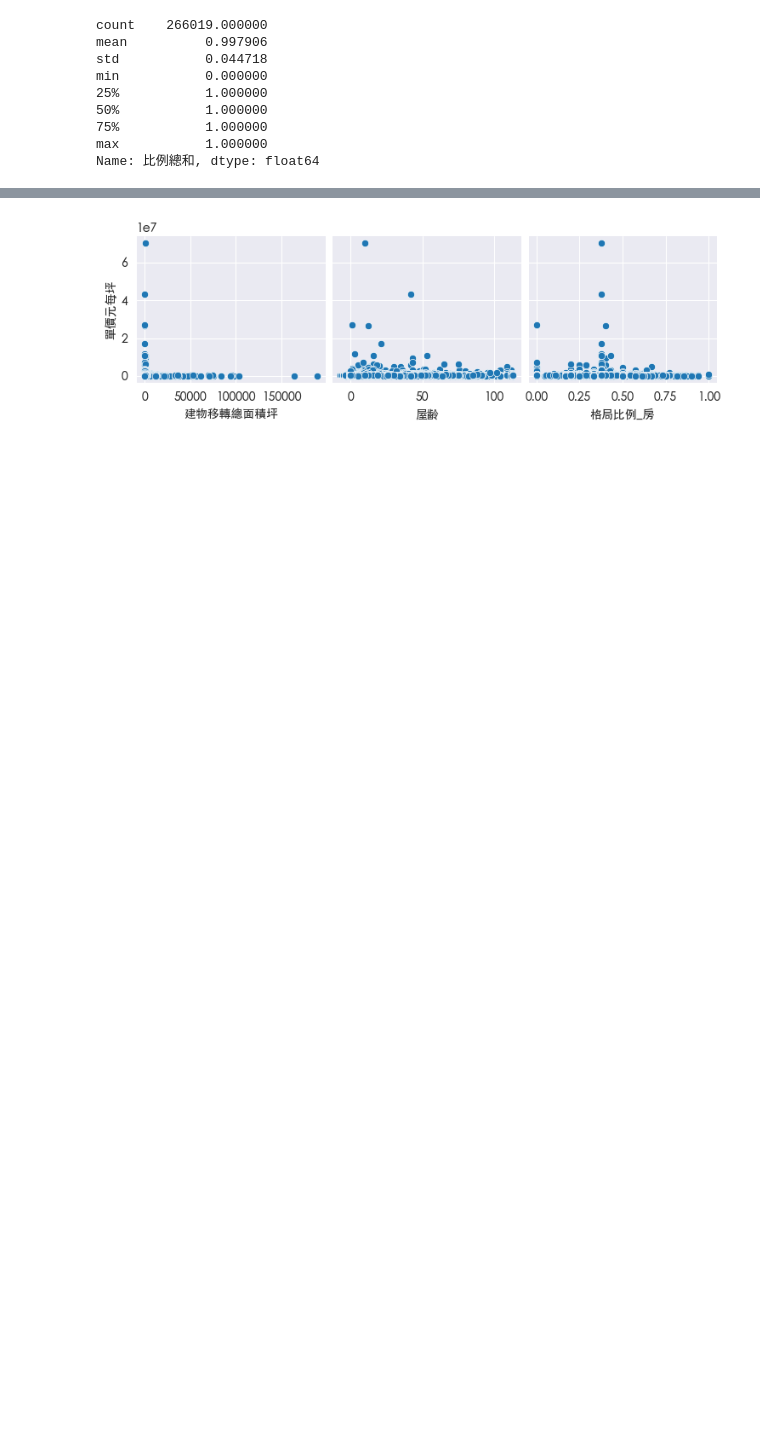
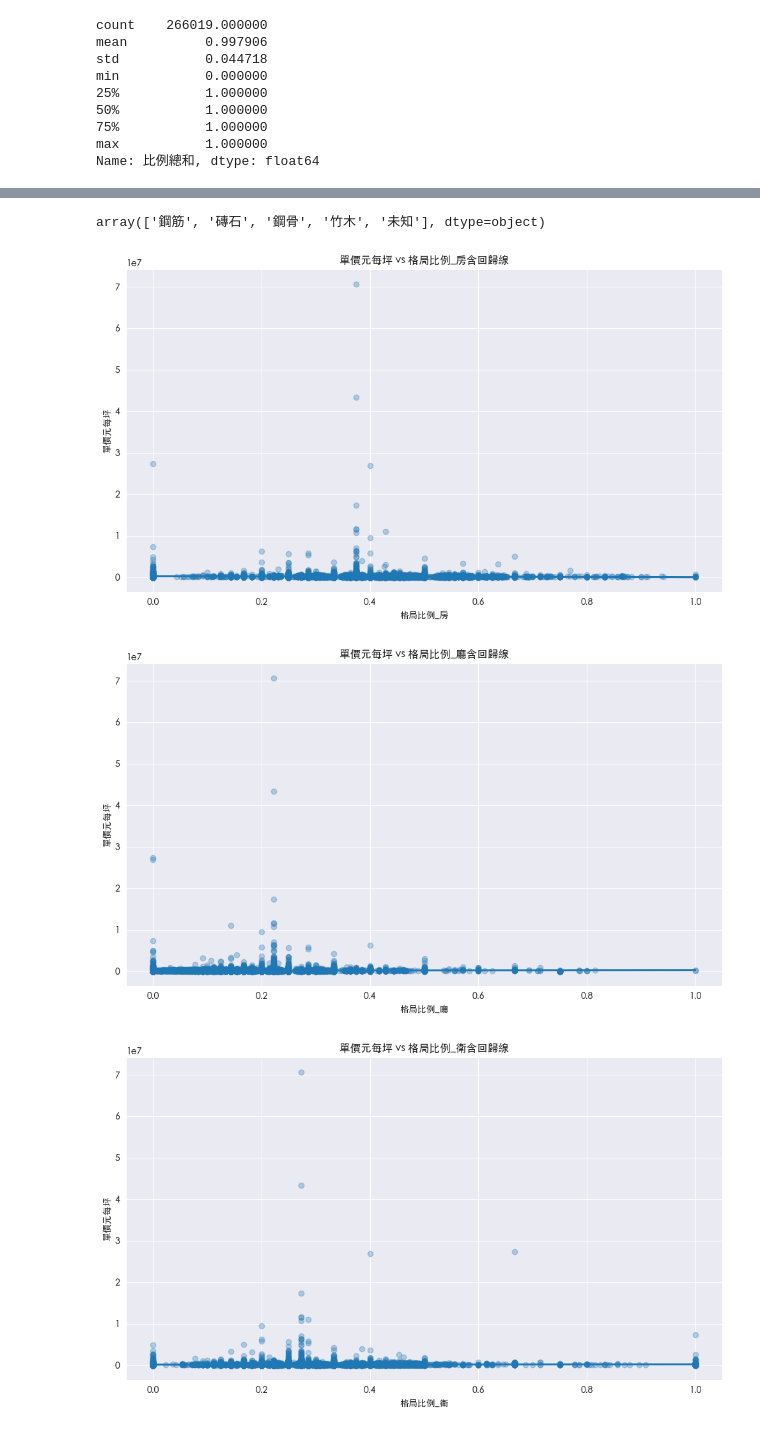
Before and after one commit to BDSE35/house, a Jupyter notebook: preprocessing/rawData_analysis.ipynb, the cells around one changed output, grey strips where cells are left out. Drawn from its saved outputs; the diff is of its cells as text; code cells hidden in the pictures; blank space fills up the shorter version.

```diff
--- a/preprocessing/rawData_analysis.ipynb
+++ b/preprocessing/rawData_analysis.ipynb
@@ -235,5 +312,0 @@ for var in categorical_vars:
-# %%
-sns.pairplot(df, x_vars=['建物移轉總面積坪', '屋齡', '格局比例_房'], y_vars='單價元每坪')
-plt.show()
-# %% [output]
-[figure, removed]
@@ -241,0 +313,31 @@ ax = sns.lmplot(x = '交易年份', y = '單價元每坪', data=df, hue='建築
+# %%
+value = df['建材種類'].unique()
+value
+# %% [output]
+array(['鋼筋', '磚石', '鋼骨', '竹木', '未知'], dtype=object)
+# %%
+
+# 定义需要绘制的数值变量
+numerical_vars = ['格局比例_房', '格局比例_廳', '格局比例_衛', '格局比例_隔間']
+
+# # 数据类型转换
+# df[numerical_vars] = df[numerical_vars].astype(float)
+# df['單價元每坪'] = df['單價元每坪'].astype(float)
+
+# # 删除缺失值
+# df_clean = df.dropna(subset=numerical_vars + ['單價元每坪'])
+
+# 遍历每个数值变量，绘制对应的回归图
+for var in numerical_vars:
+    plt.figure(figsize=(10, 6))
+    sns.regplot(data=df, x=var, y='單價元每坪', scatter_kws={'alpha':0.3})
+    plt.title(f'單價元每坪 vs {var}含回歸線')
+    plt.xlabel(var)
+    plt.ylabel('單價元每坪')
+    plt.grid(True)
+    plt.tight_layout()
+    plt.show()
+# %% [output]
+[figure, added]
+[figure, added]
+[figure, added]
```
Also changed, not shown: parts of 100 cells of this notebook, 1 other file.
